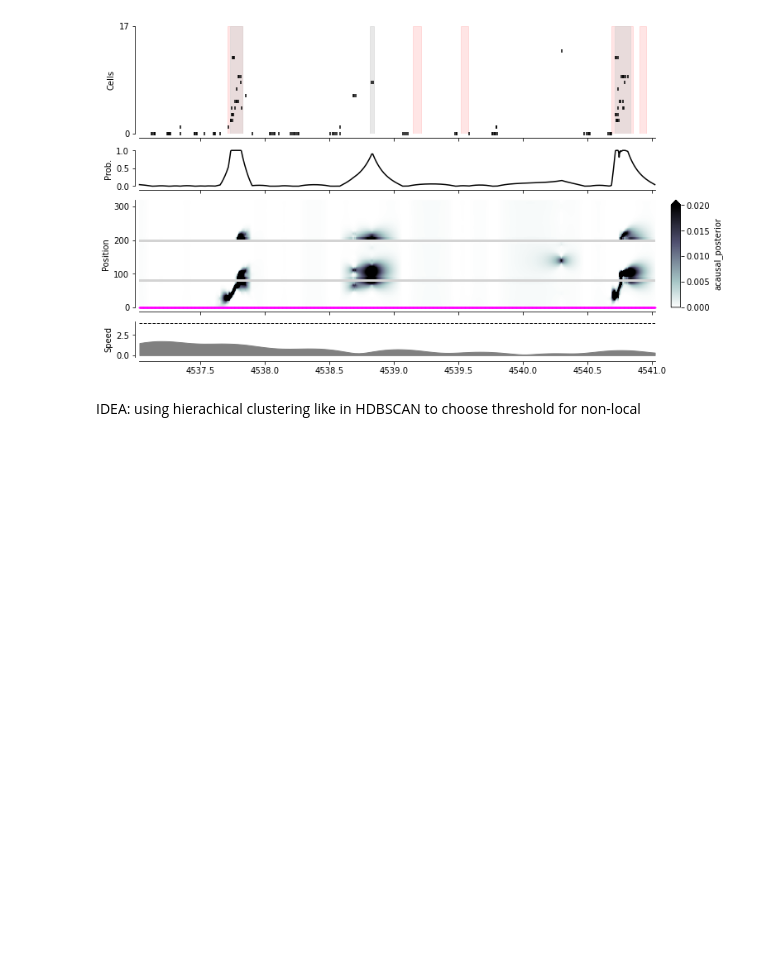
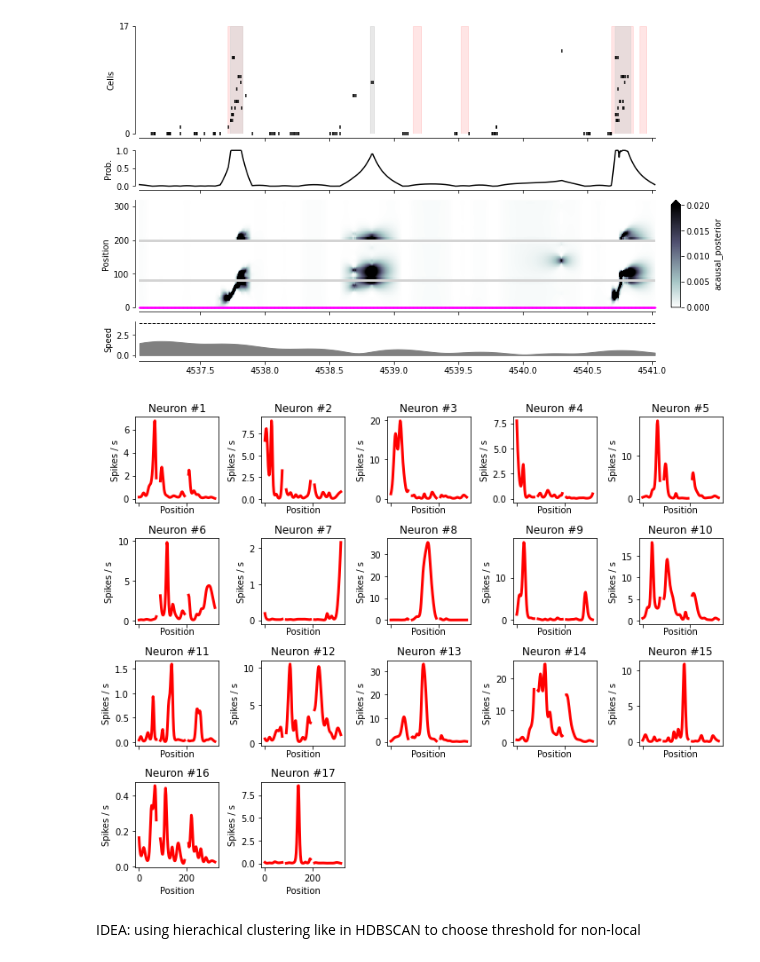
Before and after one commit to Eden-Kramer-Lab/replay_identification, a Jupyter notebook: notebooks/Debug_No_spike.ipynb, the cells around one changed output. Cells and saved outputs as stored; diff of their text form; code cells hidden in the pictures; blank space fills up the shorter version.

```diff
--- a/notebooks/Debug_No_spike.ipynb
+++ b/notebooks/Debug_No_spike.ipynb
@@ -434,5 +434,9 @@ time_ind = slice(404_000, 406_000)
 plot_detector(time_ind, data, replay_detector, detector_results)
 # %% [output]
 [figure]
+# %%
+replay_detector.plot_fitted_place_fields(sampling_frequency=data['sampling_frequency'])
+# %% [output]
+[figure, added]
 # %% [markdown]
 IDEA: using hierachical clustering like in HDBSCAN to choose threshold for non-local
```
Also changed, not shown: parts of 3 cells of this notebook.
